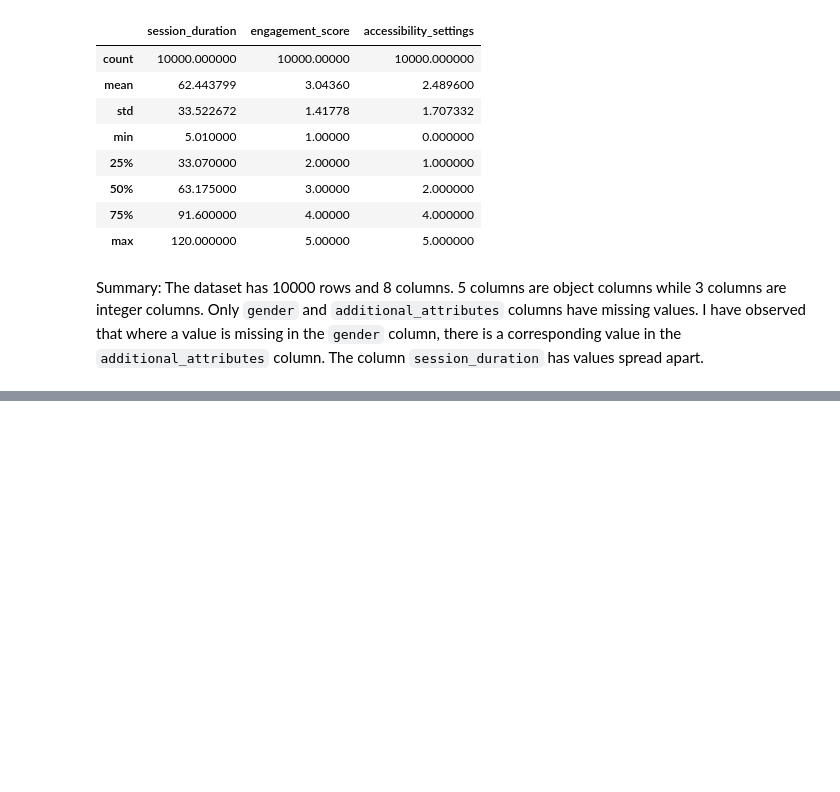
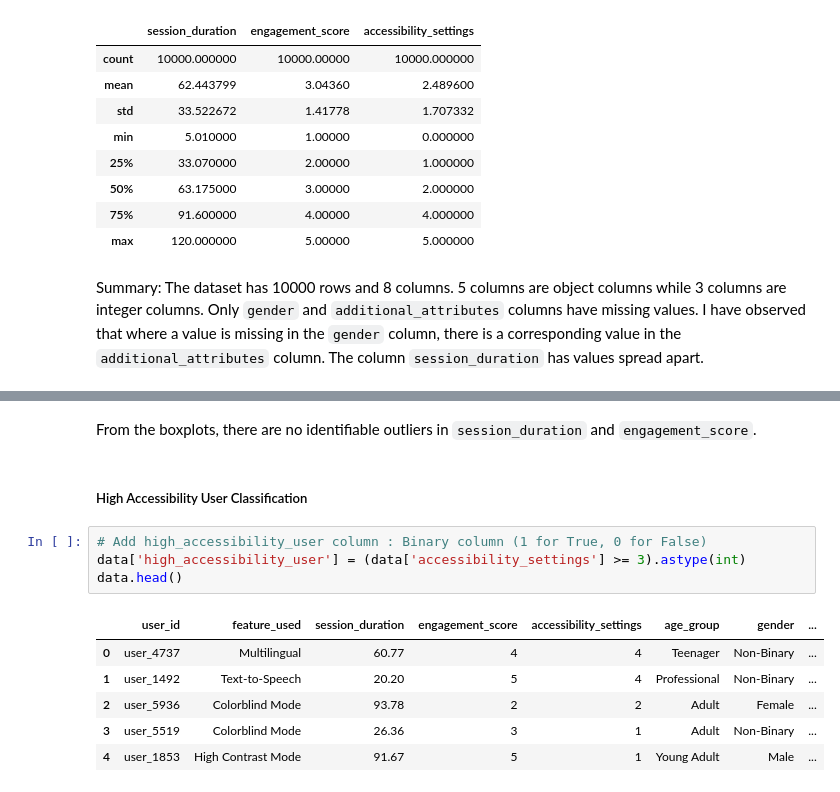
Before and after one commit to Joycelyn96/HackDiversityDataInterviewChallenge, a Jupyter notebook: hack_diversity_data_interview_challenge.ipynb, the cells around one changed output, grey strips where cells are left out. Saved outputs shown, nothing was run; the diff lists cells and outputs as text; blank space fills up the shorter version.

```diff
--- a/hack_diversity_data_interview_challenge.ipynb
+++ b/hack_diversity_data_interview_challenge.ipynb
@@ -113,0 +148,15 @@ Summary: The dataset has 10000 rows and 8 columns. 5 columns are object columns
+# %% [markdown]
+From the boxplots, there are no identifiable outliers in `session_duration` and `engagement_score`.
+# %% [markdown]
+##### High Accessibility User Classification
+# %%
+# Add high_accessibility_user column : Binary column (1 for True, 0 for False)
+data['high_accessibility_user'] = (data['accessibility_settings'] >= 3).astype(int)
+data.head()
+# %% [output]
+|  | user_id | feature_used | session_duration | engagement_score | accessibility_settings | age_group | gender | ... |
+| 0 | user_4737 | Multilingual | 60.77 | 4 | 4 | Teenager | Non-Binary | ... |
+| 1 | user_1492 | Text-to-Speech | 20.20 | 5 | 4 | Professional | Non-Binary | ... |
+| 2 | user_5936 | Colorblind Mode | 93.78 | 2 | 2 | Adult | Female | ... |
+| 3 | user_5519 | Colorblind Mode | 26.36 | 3 | 1 | Adult | Non-Binary | ... |
+| 4 | user_1853 | High Contrast Mode | 91.67 | 5 | 1 | Young Adult | Male | ... |
```
Also changed, not shown: parts of 13 cells of this notebook, 1 other file.
